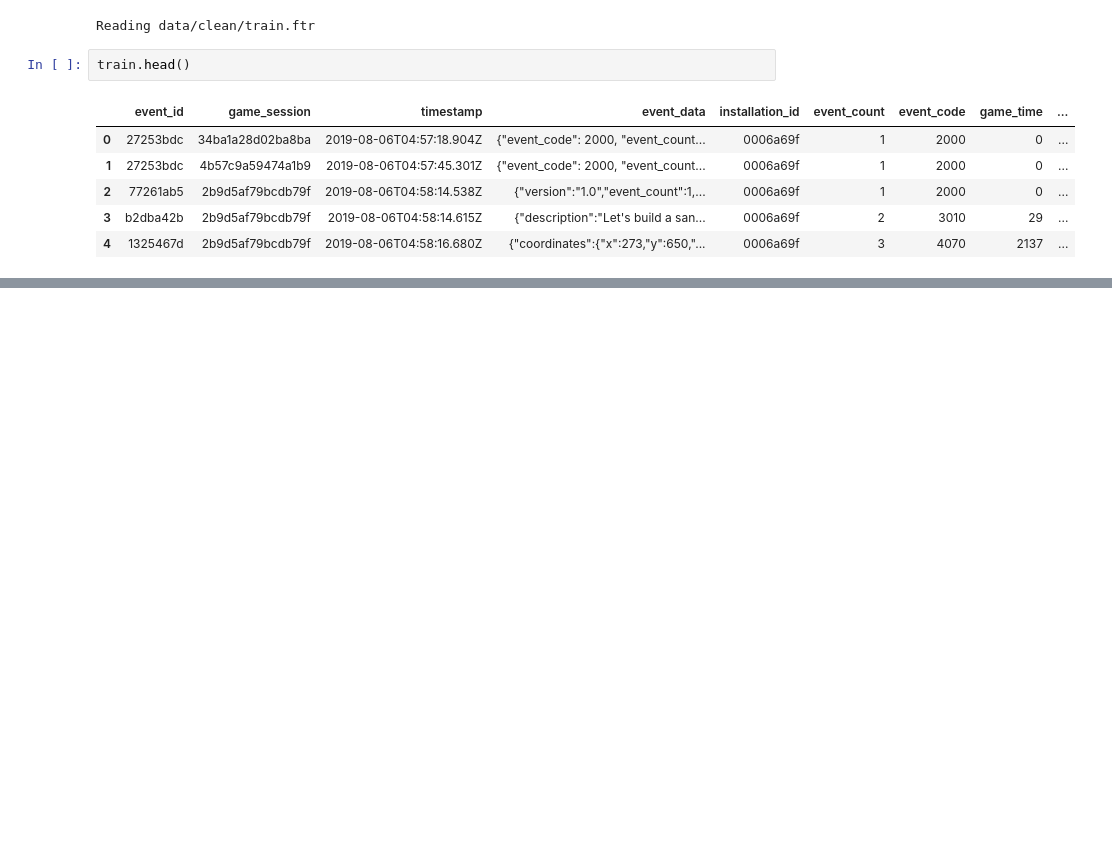
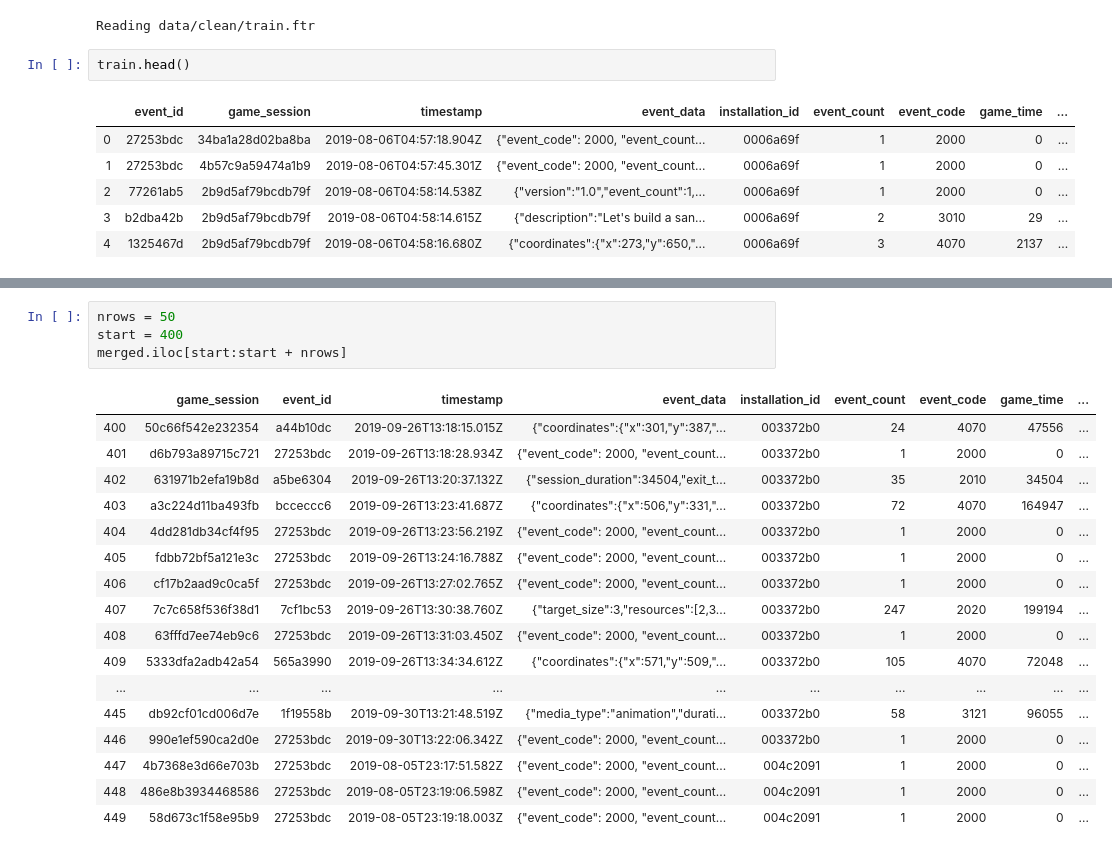
Before and after one commit to harupy/dsb2019, a Jupyter notebook: EDA/assessments.ipynb, the cells around one changed output, grey strips where cells are left out. Cells and saved outputs as stored; diff of their text form; blank space fills up the shorter version.

```diff
--- a/EDA/assessments.ipynb
+++ b/EDA/assessments.ipynb
@@ -39,0 +87,22 @@ array(['Mushroom Sorter (Assessment)', 'Bird Measurer (Assessment)',
+# %%
+nrows = 50
+start = 400
+merged.iloc[start:start + nrows]
+# %% [output]
+|  | game_session | event_id | timestamp | event_data | installation_id | event_count | event_code | game_time | ... |
+| 400 | 50c66f542e232354 | a44b10dc | 2019-09-26T13:18:15.015Z | {"coordinates":{"x":301,"y":387,"... | 003372b0 | 24 | 4070 | 47556 | ... |
+| 401 | d6b793a89715c721 | 27253bdc | 2019-09-26T13:18:28.934Z | {"event_code": 2000, "event_count... | 003372b0 | 1 | 2000 | 0 | ... |
+| 402 | 631971b2efa19b8d | a5be6304 | 2019-09-26T13:20:37.132Z | {"session_duration":34504,"exit_t... | 003372b0 | 35 | 2010 | 34504 | ... |
+| 403 | a3c224d11ba493fb | bcceccc6 | 2019-09-26T13:23:41.687Z | {"coordinates":{"x":506,"y":331,"... | 003372b0 | 72 | 4070 | 164947 | ... |
+| 404 | 4dd281db34cf4f95 | 27253bdc | 2019-09-26T13:23:56.219Z | {"event_code": 2000, "event_count... | 003372b0 | 1 | 2000 | 0 | ... |
+| 405 | fdbb72bf5a121e3c | 27253bdc | 2019-09-26T13:24:16.788Z | {"event_code": 2000, "event_count... | 003372b0 | 1 | 2000 | 0 | ... |
+| 406 | cf17b2aad9c0ca5f | 27253bdc | 2019-09-26T13:27:02.765Z | {"event_code": 2000, "event_count... | 003372b0 | 1 | 2000 | 0 | ... |
+| 407 | 7c7c658f536f38d1 | 7cf1bc53 | 2019-09-26T13:30:38.760Z | {"target_size":3,"resources":[2,3... | 003372b0 | 247 | 2020 | 199194 | ... |
+| 408 | 63fffd7ee74eb9c6 | 27253bdc | 2019-09-26T13:31:03.450Z | {"event_code": 2000, "event_count... | 003372b0 | 1 | 2000 | 0 | ... |
+| 409 | 5333dfa2adb42a54 | 565a3990 | 2019-09-26T13:34:34.612Z | {"coordinates":{"x":571,"y":509,"... | 003372b0 | 105 | 4070 | 72048 | ... |
+| ... | ... | ... | ... | ... | ... | ... | ... | ... | ... |
+| 445 | db92cf01cd006d7e | 1f19558b | 2019-09-30T13:21:48.519Z | {"media_type":"animation","durati... | 003372b0 | 58 | 3121 | 96055 | ... |
+| 446 | 990e1ef590ca2d0e | 27253bdc | 2019-09-30T13:22:06.342Z | {"event_code": 2000, "event_count... | 003372b0 | 1 | 2000 | 0 | ... |
+| 447 | 4b7368e3d66e703b | 27253bdc | 2019-08-05T23:17:51.582Z | {"event_code": 2000, "event_count... | 004c2091 | 1 | 2000 | 0 | ... |
+| 448 | 486e8b3934468586 | 27253bdc | 2019-08-05T23:19:06.598Z | {"event_code": 2000, "event_count... | 004c2091 | 1 | 2000 | 0 | ... |
+| 449 | 58d673c1f58e95b9 | 27253bdc | 2019-08-05T23:19:18.003Z | {"event_code": 2000, "event_count... | 004c2091 | 1 | 2000 | 0 | ... |
```
Also changed, not shown: parts of 9 cells of this notebook, 50 other files.
